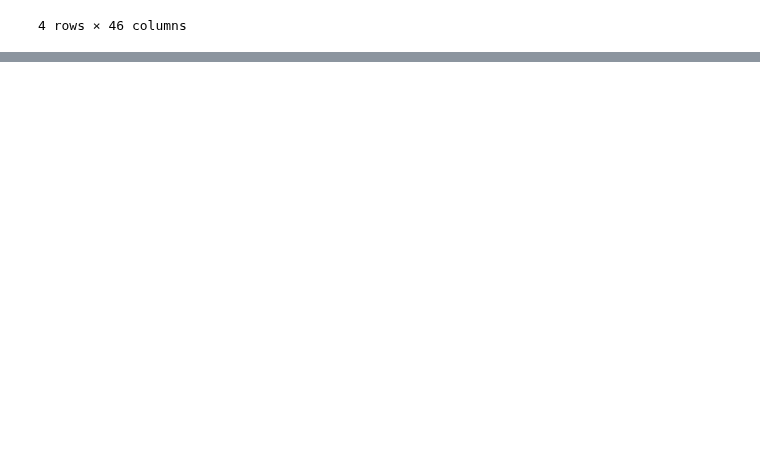
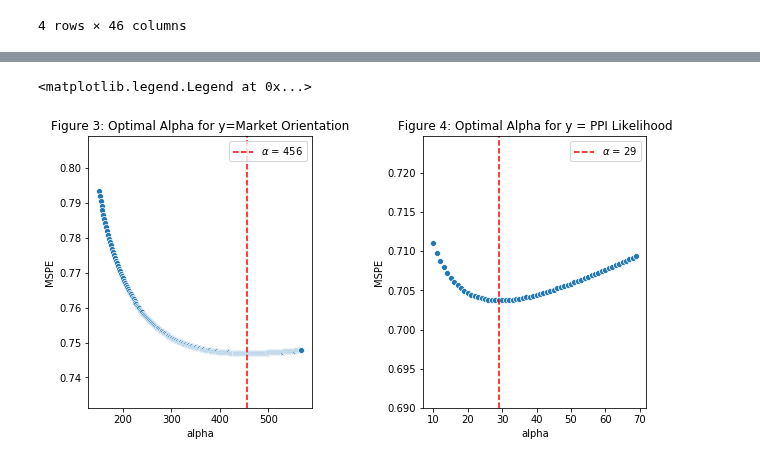
Before and after one commit to laporpe/STA_208, a Jupyter notebook: finalized_code/Ridge_reg.ipynb, the cells around one changed output, grey strips where cells are left out. Saved outputs shown, nothing was run; the diff lists cells and outputs as text; code cells hidden in the pictures; blank space fills up the shorter version.

```diff
--- a/finalized_code/Ridge_reg.ipynb
+++ b/finalized_code/Ridge_reg.ipynb
@@ -288,3 +295,21 @@ plt.axvline(x=55, c="red", linestyle = "dashed")
+# %%
+# Two subplots
+fig, axes = plt.subplots(1, 2, figsize=(10,5))
+fig.subplots_adjust(wspace=.5)
+
+sns.scatterplot(ax = axes[0],data = cv_df, x = "alpha", y = "MSPE")
+axes[0].set_title('Figure 3: Optimal Alpha for y=Market Orientation')
+axes[0].axvline(x=model_cv.alpha_, c="red", linestyle = "dashed", label = r'$\alpha$ = 456')
+axes[0].legend(loc='upper right')
+
+
+sns.scatterplot(ax = axes[1], data = ppi_cv_df, x = "alpha", y = "MSPE")
+axes[1].set_title('Figure 4: Optimal Alpha for y = PPI Likelihood')
+axes[1].axvline(x=29, c="red", linestyle = "dashed",label = r'$\alpha$ = 29' )
+axes[1].legend(loc='upper right')
+# %% [output]
+<matplotlib.legend.Legend at 0x...>
+[figure, added]
 # %%
 #refit model with alpha =3 and get score
 ridge_ppi = Ridge(alpha = model_ppi_cv.alpha_)
```
Also changed, not shown: parts of 48 cells of this notebook.
